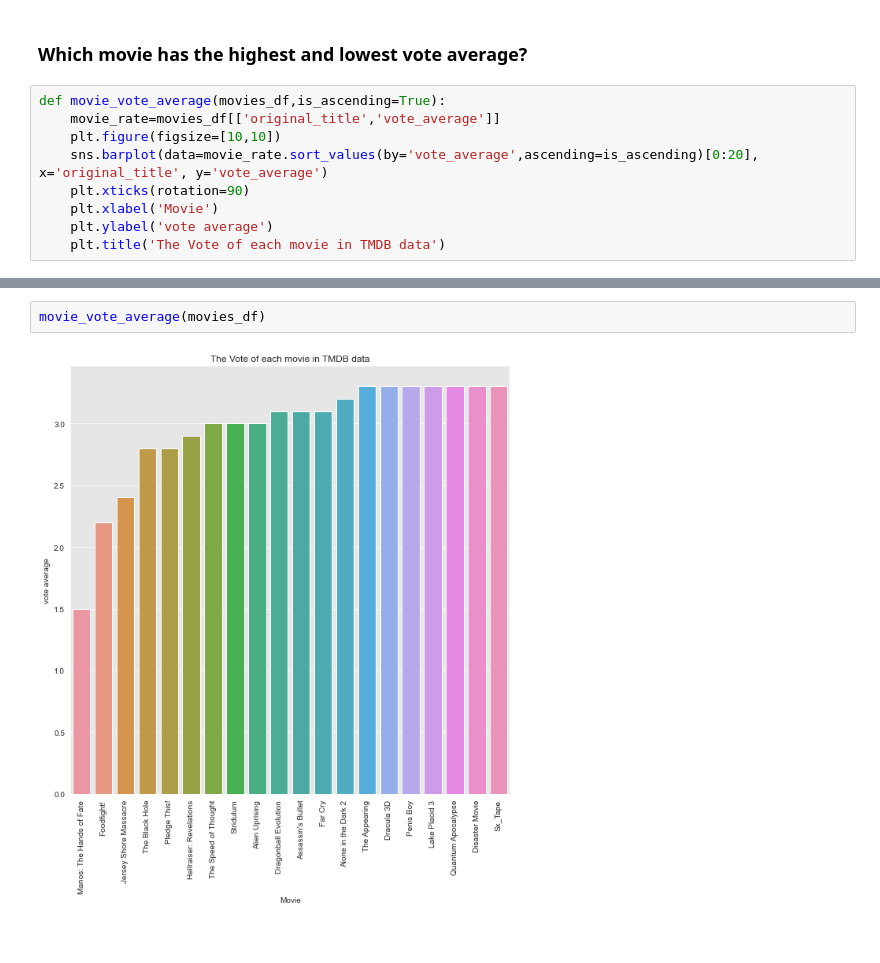
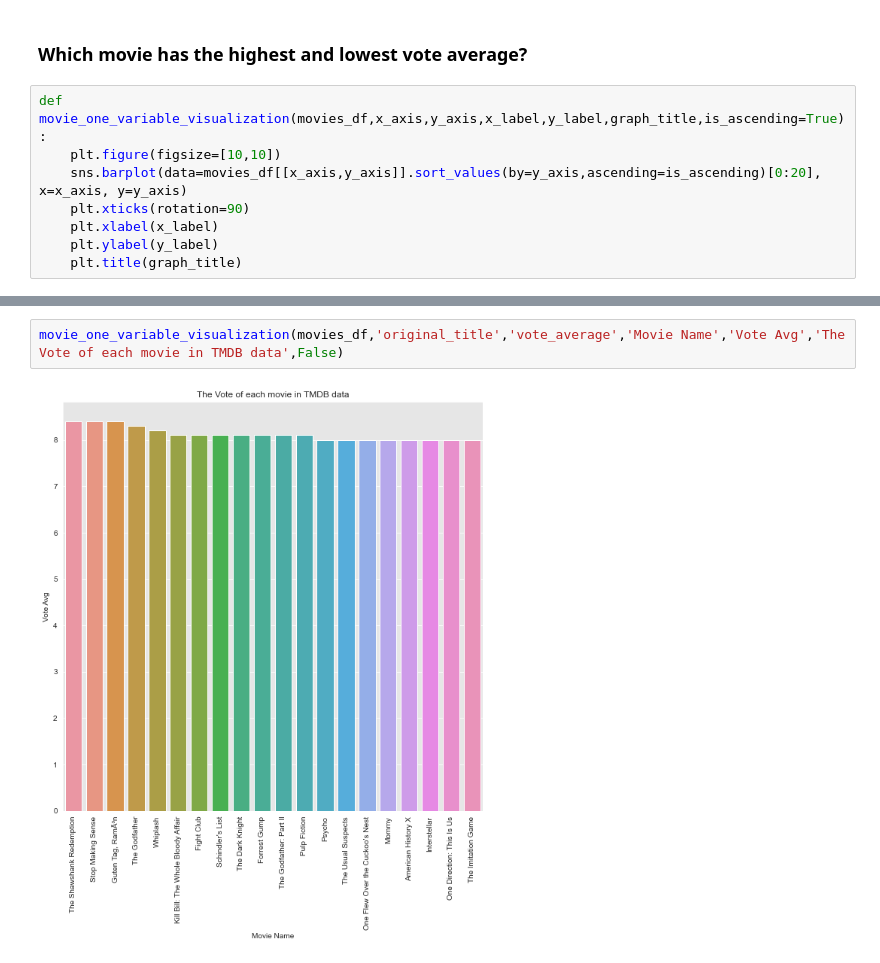
Before and after one commit to hagerElsehaimy/TMDb, a Jupyter notebook: TMDb.ipynb, the cells around one changed output, grey strips where cells are left out. Drawn from its saved outputs; the diff is of its cells as text; blank space fills up the shorter version.

Commit message:
convert visualization function to a generic one

```diff
--- a/TMDb.ipynb
+++ b/TMDb.ipynb
@@ -429,11 +429,10 @@ So, I will consider the upcoming visualization with the vote average to be more
 # %% [markdown]
 ### Which movie has the highest and lowest vote average?
 # %%
-def movie_vote_average(movies_df,is_ascending=True):
-    movie_rate=movies_df[['original_title','vote_average']]
+def movie_one_variable_visualization(movies_df,x_axis,y_axis,x_label,y_label,graph_title,is_ascending=True):
     plt.figure(figsize=[10,10])
-    sns.barplot(data=movie_rate.sort_values(by='vote_average',ascending=is_ascending)[0:20], x='original_title', y='vote_average')
+    sns.barplot(data=movies_df[[x_axis,y_axis]].sort_values(by=y_axis,ascending=is_ascending)[0:20], x=x_axis, y=y_axis)
     plt.xticks(rotation=90)
-    plt.xlabel('Movie')
-    plt.ylabel('vote average')
-    plt.title('The Vote of each movie in TMDB data')
+    plt.xlabel(x_label)
+    plt.ylabel(y_label)
+    plt.title(graph_title)
@@ -444,4 +439,4 @@ movie_vote_average(movies_df,False)
-# %%
-movie_vote_average(movies_df)
-# %% [output]
-[figure, removed]
+# %%
+movie_one_variable_visualization(movies_df,'original_title','vote_average','Movie Name','Vote Avg','The Vote of each movie in TMDB data',False)
+# %% [output]
+[figure, added]
```
Also changed, not shown: parts of 6 cells of this notebook.
